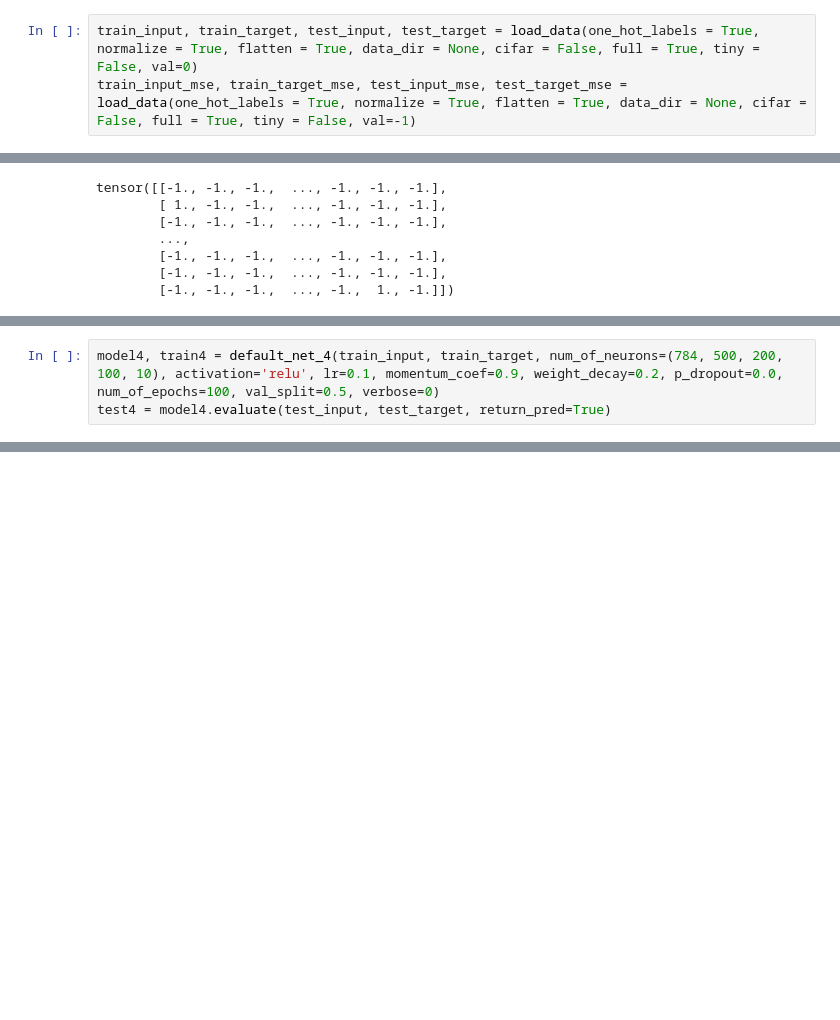
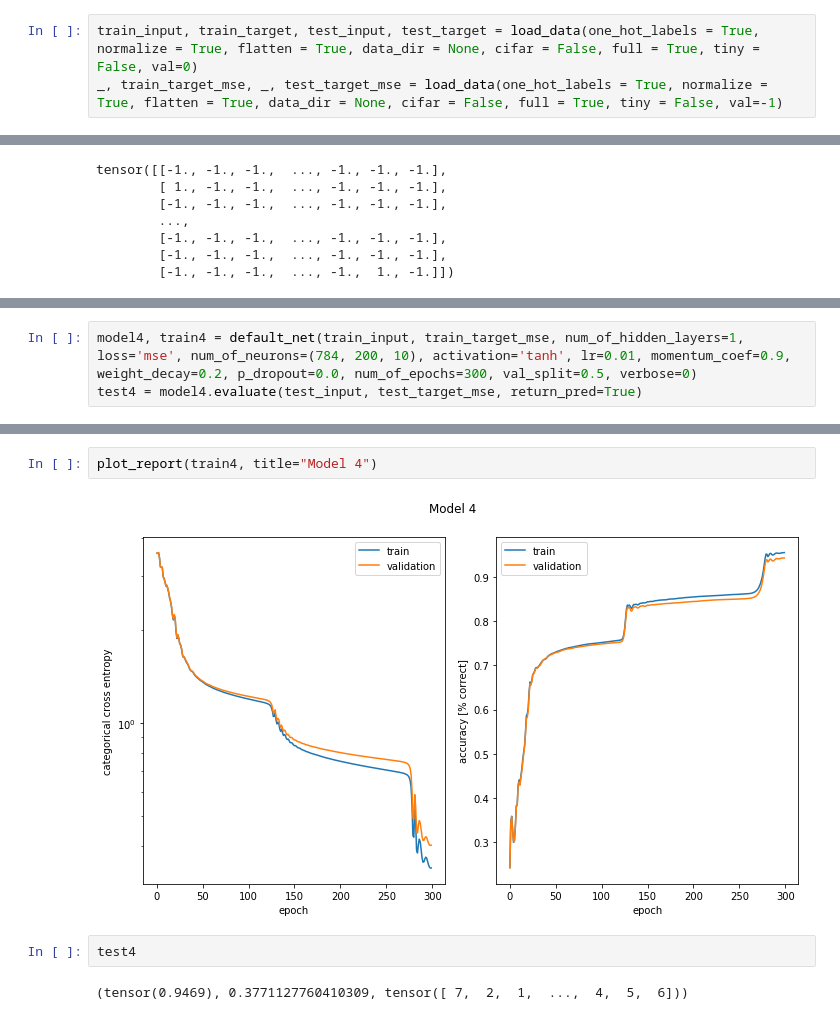
Before and after one commit to mumcuyan/dl-framework, a Jupyter notebook: test_mnist_v2.ipynb, the cells around one changed output, grey strips where cells are left out. Saved outputs shown, nothing was run; the diff lists cells and outputs as text; blank space fills up the shorter version.

Commit message:
update test_mnist_v2

```diff
--- a/test_mnist_v2.ipynb
+++ b/test_mnist_v2.ipynb
@@ -99,6 +17,6 @@ def load_data(one_hot_labels = False, normalize = False, flatten = True, data_di
 # %%
 train_input, train_target, test_input, test_target = load_data(one_hot_labels = True, normalize = True, flatten = True, data_dir = None, cifar = False, full = True, tiny = False, val=0)
-train_input_mse, train_target_mse, test_input_mse, test_target_mse = load_data(one_hot_labels = True, normalize = True, flatten = True, data_dir = None, cifar = False, full = True, tiny = False, val=-1)
+_, train_target_mse, _, test_target_mse = load_data(one_hot_labels = True, normalize = True, flatten = True, data_dir = None, cifar = False, full = True, tiny = False, val=-1)
 # %% [output]
 * Using MNIST
 ** Use 60000 train and 10000 test samples
@@ -481,5 +379,5 @@ test3
 # %%
-model4, train4 = default_net_4(train_input, train_target, num_of_neurons=(784, 500, 200, 100, 10), activation='relu', lr=0.1, momentum_coef=0.9, weight_decay=0.2, p_dropout=0.0, num_of_epochs=100, val_split=0.5, verbose=0)
-test4 = model4.evaluate(test_input, test_target, return_pred=True)
+model4, train4 = default_net(train_input, train_target_mse, num_of_hidden_layers=1, loss='mse', num_of_neurons=(784, 200, 10), activation='tanh', lr=0.01, momentum_coef=0.9, weight_decay=0.2, p_dropout=0.0, num_of_epochs=300, val_split=0.5, verbose=0)
+test4 = model4.evaluate(test_input, test_target_mse, return_pred=True)
 # %% [output]
 Added Module Name: 0_Linear
@@ -542 +434,9 @@ key: val_acc -- value: 0.5999333262443542
 ... (88 outputs left out)
+# %%
+plot_report(train4, title="Model 4")
+# %% [output]
+[figure, added]
+# %%
+test4
+# %% [output]
+(tensor(0.9469), 0.3771127760410309, tensor([ 7,  2,  1,  ...,  4,  5,  6]))
```
Also changed, not shown: parts of 19 cells of this notebook.
